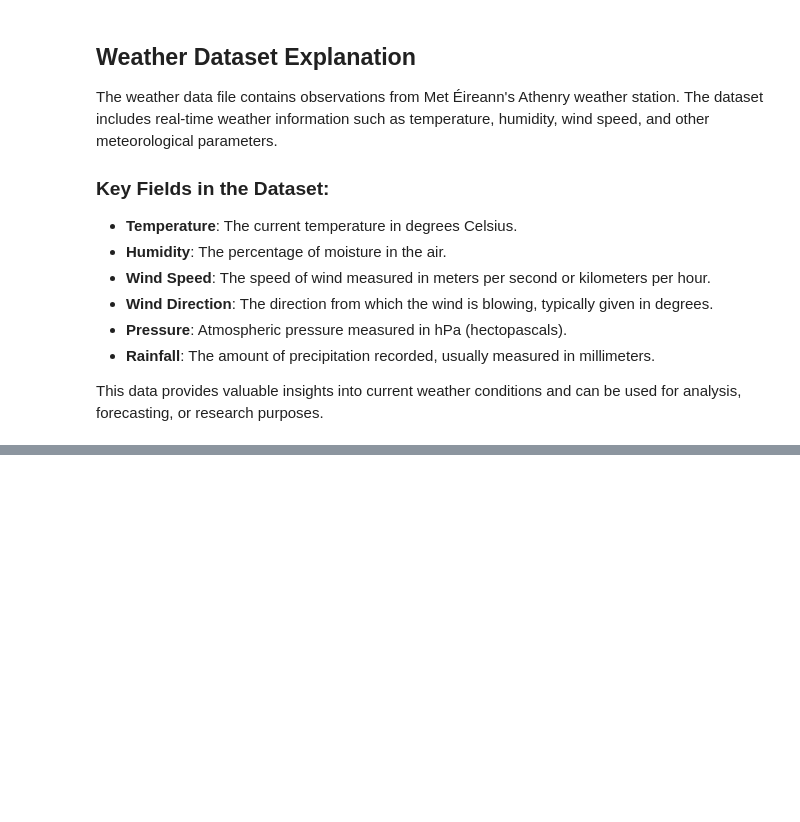
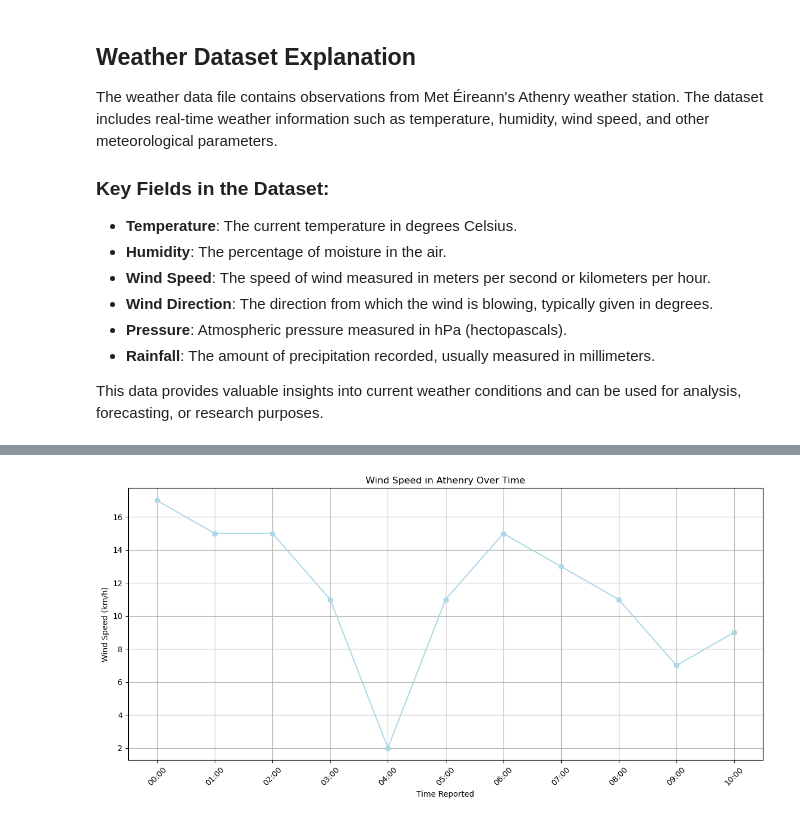
Before and after one commit to kronos164/computer-infrastructure, a Jupyter notebook: weather.ipynb, the cells around one changed output, grey strips where cells are left out. Saved outputs shown, nothing was run; the diff lists cells and outputs as text; code cells hidden in the pictures; blank space fills up the shorter version.

```diff
--- a/weather.ipynb
+++ b/weather.ipynb
@@ -181,0 +236,13 @@ if 'temperature' in weather_data.columns:
+# %%
+# Plot wind speed over time
+plt.figure(figsize=(12, 6))
+plt.plot(weather_data['reportTime'], weather_data['windSpeed'], marker='o', color='lightblue')
+plt.title('Wind Speed in Athenry Over Time')
+plt.xlabel('Time Reported')
+plt.ylabel('Wind Speed (km/h)')
+plt.xticks(rotation=45)
+plt.grid(True)
+plt.tight_layout()
+plt.show()
+# %% [output]
+[figure, added]
```
Also changed, not shown: parts of 24 cells of this notebook.
